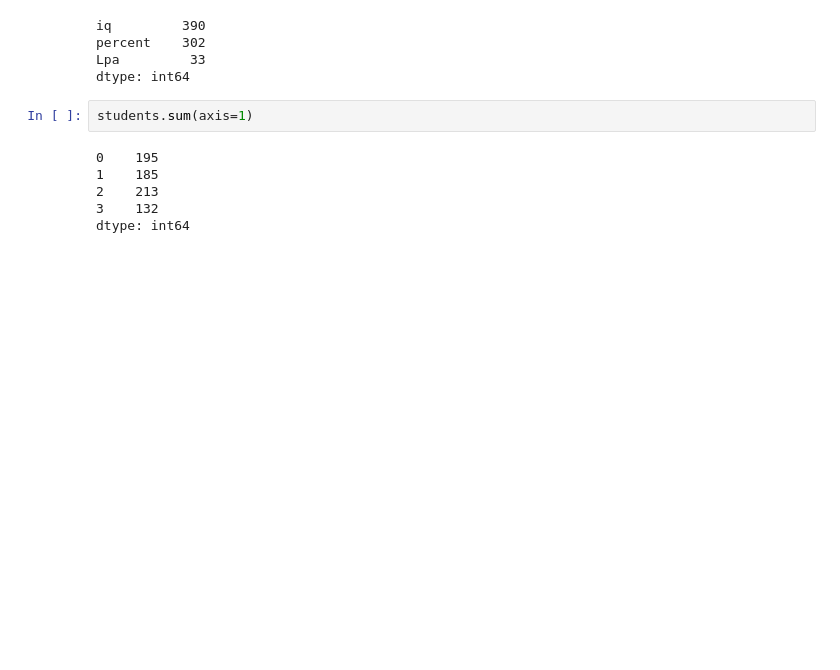
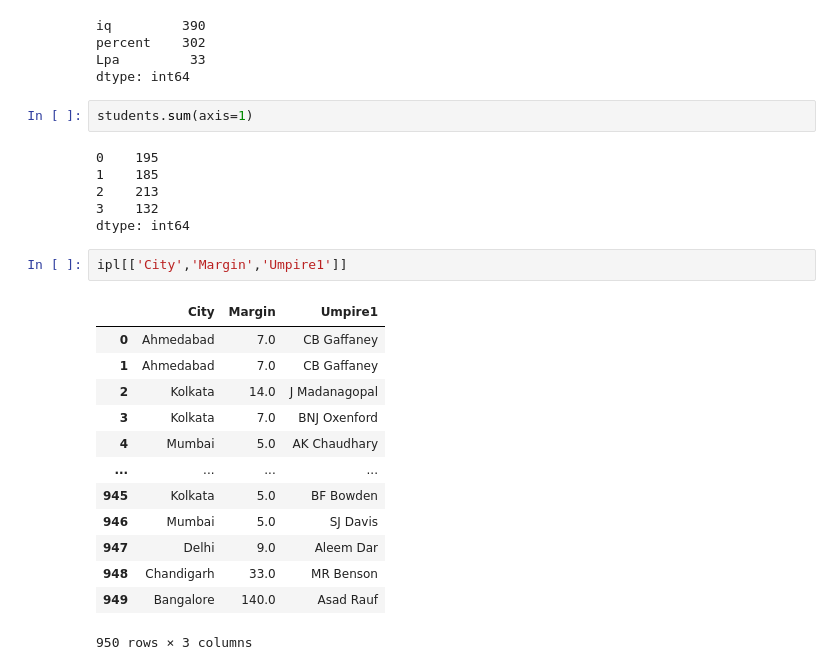
Before and after one commit to Aryan-Kamboj11/Python-Pandas, a Jupyter notebook: Pandas DataFrame.ipynb, the cells around one changed output. Drawn from its saved outputs; the diff is of its cells as text; blank space fills up the shorter version.

```diff
--- a/Pandas DataFrame.ipynb
+++ b/Pandas DataFrame.ipynb
@@ -275,3 +275,19 @@ students.sum(axis=1)
 2    213
 3    132
 dtype: int64
+# %%
+ipl[['City','Margin','Umpire1']]
+# %% [output]
+|  | City | Margin | Umpire1 |
+| 0 | Ahmedabad | 7.0 | CB Gaffaney |
+| 1 | Ahmedabad | 7.0 | CB Gaffaney |
+| 2 | Kolkata | 14.0 | J Madanagopal |
+| 3 | Kolkata | 7.0 | BNJ Oxenford |
+| 4 | Mumbai | 5.0 | AK Chaudhary |
+| ... | ... | ... | ... |
+| 945 | Kolkata | 5.0 | BF Bowden |
+| 946 | Mumbai | 5.0 | SJ Davis |
+| 947 | Delhi | 9.0 | Aleem Dar |
+| 948 | Chandigarh | 33.0 | MR Benson |
+| 949 | Bangalore | 140.0 | Asad Rauf |
+950 rows × 3 columns
```
Also changed, not shown: parts of 6 cells of this notebook.
